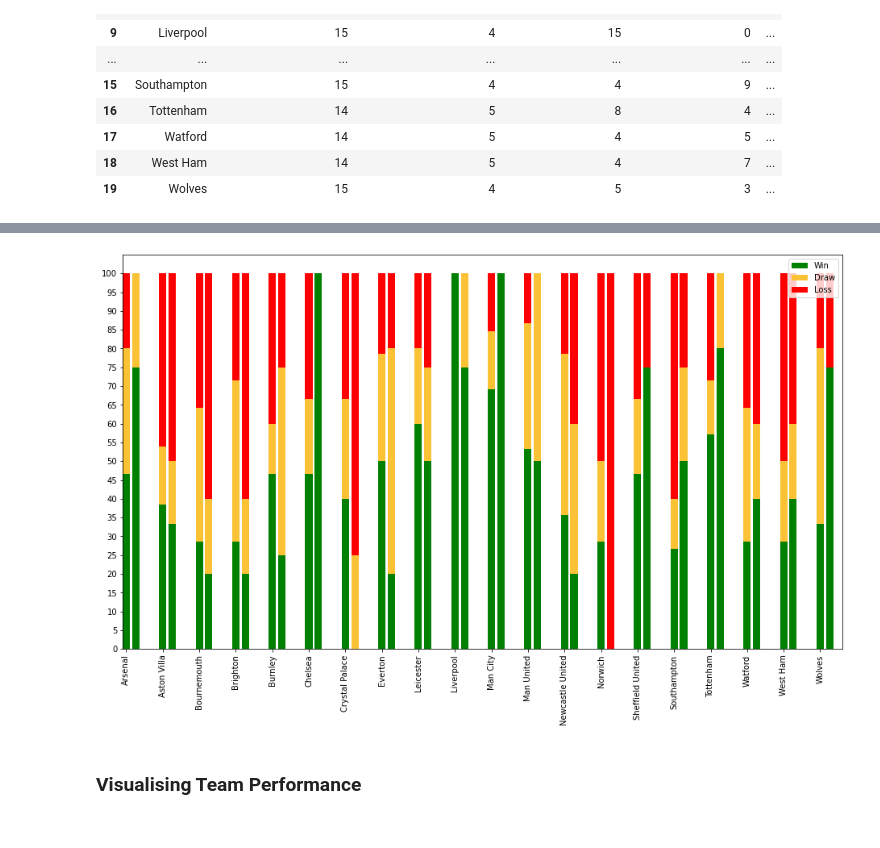
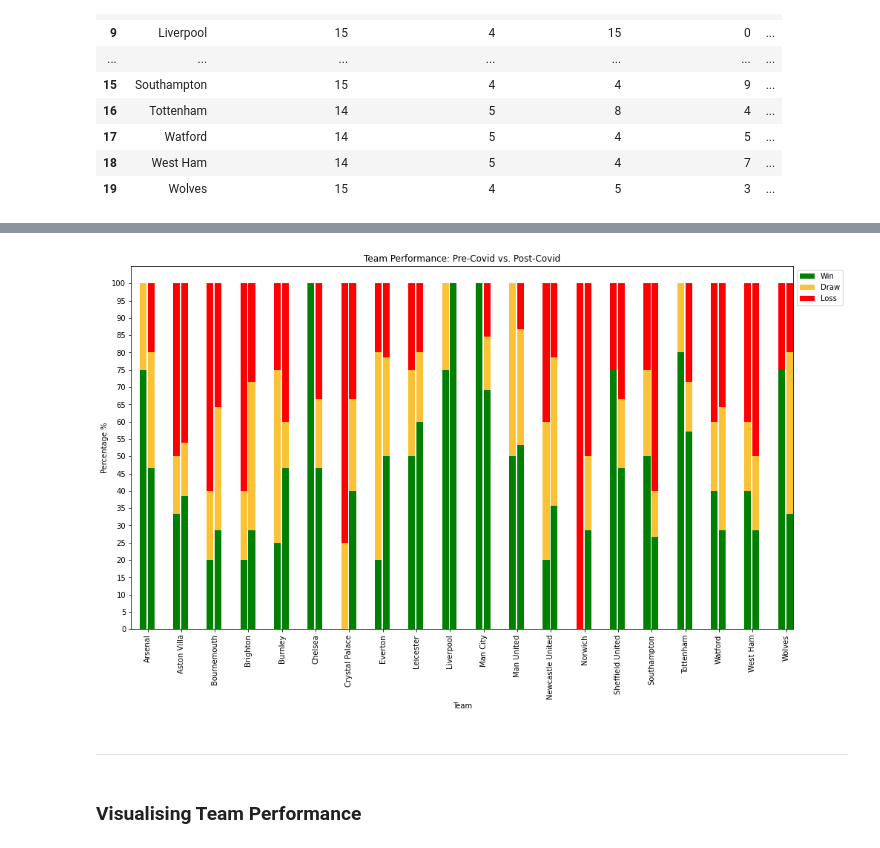
Before and after one commit to CharlesPeterMcCarthy/english-premier-league-2019-2020-statistical-analysis, a Jupyter notebook: epl-2019-2020.ipynb, the cells around one changed output, grey strips where cells are left out. Drawn from its saved outputs; the diff is of its cells as text; code cells hidden in the pictures.

```diff
--- a/epl-2019-2020.ipynb
+++ b/epl-2019-2020.ipynb
@@ -1943,18 +1943,25 @@ plt.show()
 # %%
 plt.rcParams['figure.figsize'] = [16, 9]
 cmap = mpl.colors.ListedColormap(['green', '#fac234', 'red'])
 
 fig, ax = plt.subplots()
-home_result_counts[['pre_covid_win_percentage', 'pre_covid_draw_percentage', 'pre_covid_loss_percentage']].plot.bar(stacked=True, width=0.2, position=0.5, colormap=cmap, ax=ax)
-home_result_counts[['post_covid_win_percentage', 'post_covid_draw_percentage', 'post_covid_loss_percentage']].plot.bar(stacked=True, width=0.2, position=-0.8, colormap=cmap, ax=ax)
+home_result_counts[['pre_covid_win_percentage', 'pre_covid_draw_percentage', 'pre_covid_loss_percentage']].plot.bar(stacked=True, width=0.2, position=0, colormap=cmap, ax=ax)
+home_result_counts[['post_covid_win_percentage', 'post_covid_draw_percentage', 'post_covid_loss_percentage']].plot.bar(stacked=True, width=0.2, position=1.2, colormap=cmap, ax=ax)
 # plt.legend(loc="upper center")
+plt.ylabel('Percentage %')
+plt.xlabel('Team')
+plt.title('Team Performance: Pre-Covid vs. Post-Covid')
 plt.xticks(ind, unique_teams, rotation=90)
 plt.yticks(np.arange(0, 101, 5))
-plt.legend(('Win', 'Draw', 'Loss'))
+plt.legend(('Win', 'Draw', 'Loss'), bbox_to_anchor=(1, 1))
+# plt.margins(0.01)
+# plt.margins(0.1, None)
 
 plt.show()
 # %% [output]
-[figure, old version]
+[figure, new version]
+# %% [markdown]
+---
 # %% [markdown]
 ### Visualising Team Performance
 # %%
```
Also changed, not shown: parts of 2 cells of this notebook.
